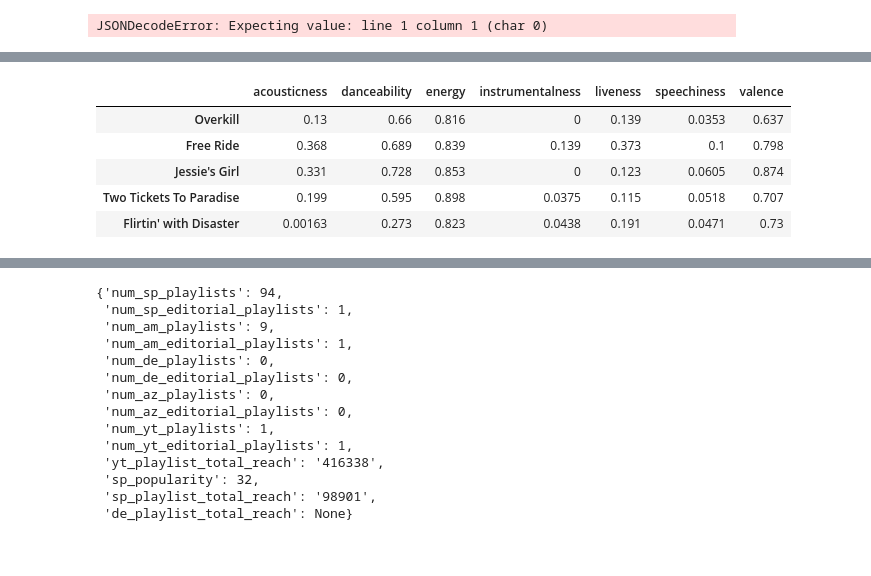
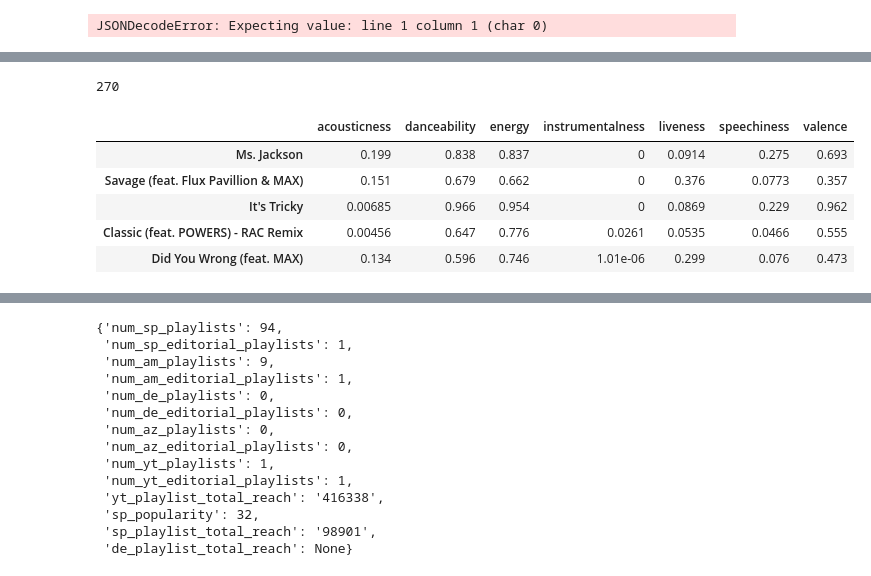
Before and after one commit to owenbwhite/pychart, a Jupyter notebook: src/Untitled1.ipynb, the cells around one changed output, grey strips where cells are left out. Drawn from its saved outputs; the diff is of its cells as text; code cells hidden in the pictures.

```diff
--- a/src/Untitled1.ipynb
+++ b/src/Untitled1.ipynb
@@ -104,3 +79,7 @@ song_data_dict
+# %%
+len(song_data_dict)
+# %% [output]
+270
 # %%
 import pandas as pd
 import numpy as np
@@ -134,15 +113,15 @@ for i in range(n):
         if sim > buffer:
             sim_song[x.name] = y.name
             buffer = sim
-# %%
-feature_df.head()
-# %% [output]
-|  | acousticness | danceability | energy | instrumentalness | liveness | speechiness | valence |
-| Overkill | 0.13 | 0.66 | 0.816 | 0 | 0.139 | 0.0353 | 0.637 |
-| Free Ride | 0.368 | 0.689 | 0.839 | 0.139 | 0.373 | 0.1 | 0.798 |
-| Jessie's Girl | 0.331 | 0.728 | 0.853 | 0 | 0.123 | 0.0605 | 0.874 |
-| Two Tickets To Paradise | 0.199 | 0.595 | 0.898 | 0.0375 | 0.115 | 0.0518 | 0.707 |
-| Flirtin' with Disaster | 0.00163 | 0.273 | 0.823 | 0.0438 | 0.191 | 0.0471 | 0.73 |
+# %%
+def get_n_most_similar_songs(n, track_name):
+# %% [output]
+|  | acousticness | danceability | energy | instrumentalness | liveness | speechiness | valence |
+| Ms. Jackson | 0.199 | 0.838 | 0.837 | 0 | 0.0914 | 0.275 | 0.693 |
+| Savage (feat. Flux Pavillion & MAX) | 0.151 | 0.679 | 0.662 | 0 | 0.376 | 0.0773 | 0.357 |
+| It's Tricky | 0.00685 | 0.966 | 0.954 | 0 | 0.0869 | 0.229 | 0.962 |
+| Classic (feat. POWERS) - RAC Remix | 0.00456 | 0.647 | 0.776 | 0.0261 | 0.0535 | 0.0466 | 0.555 |
+| Did You Wrong (feat. MAX) | 0.134 | 0.596 | 0.746 | 1.01e-06 | 0.299 | 0.076 | 0.473 |
 # %%
 from sklearn.decomposition import PCA
 import matplotlib.pyplot as plt
```
Also changed, not shown: parts of 14 cells of this notebook, 6 other files.
